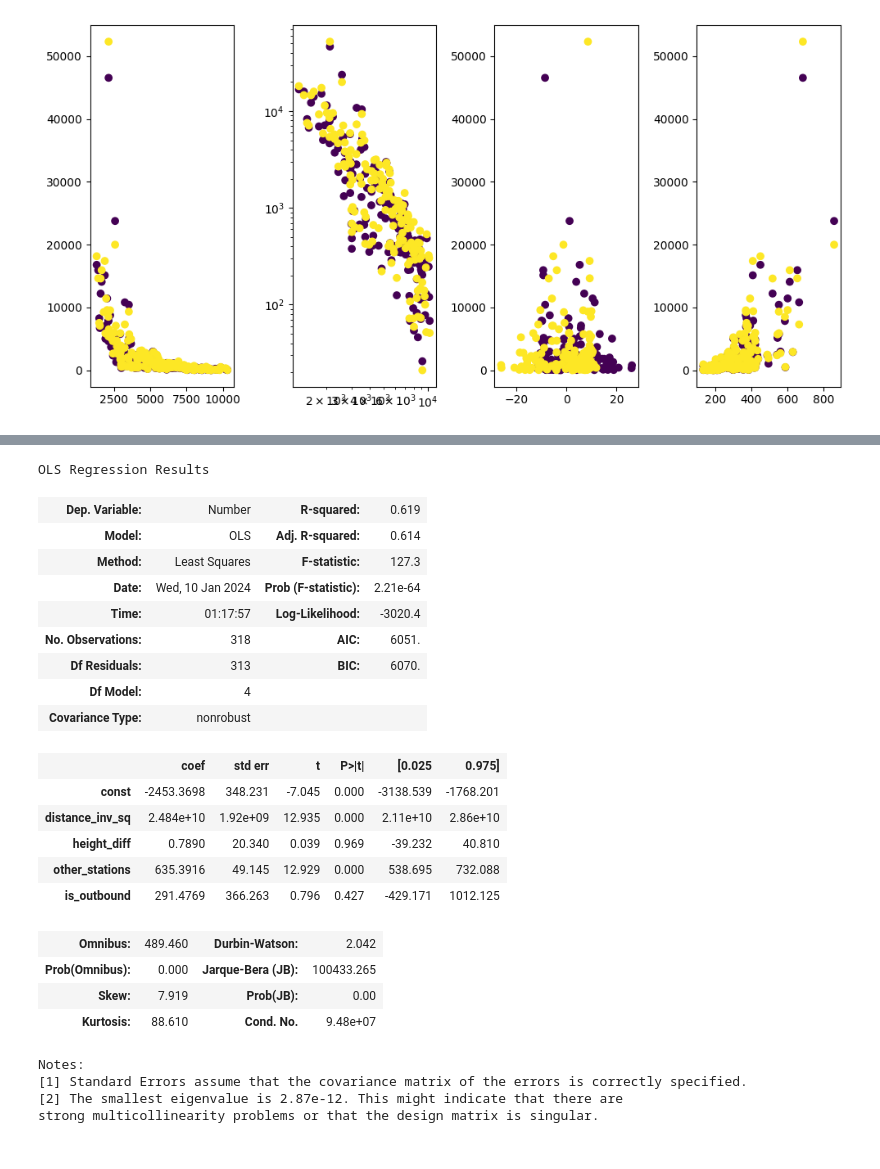
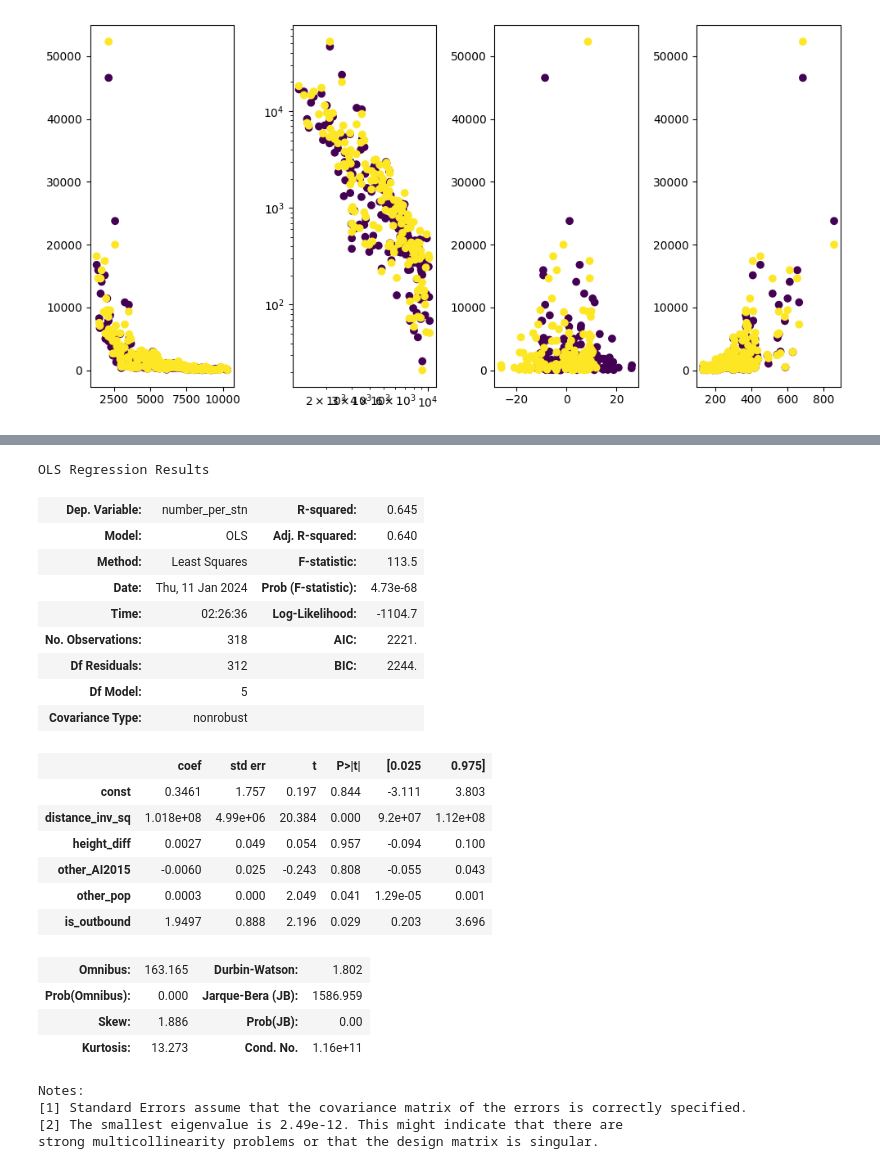
Before and after one commit to sokimura39/QM_Report, a Jupyter notebook: analysis.ipynb, the cells around one changed output, grey strips where cells are left out. Cells and saved outputs as stored; diff of their text form; code cells hidden in the pictures.

```diff
--- a/analysis.ipynb
+++ b/analysis.ipynb
@@ -220,0 +284,24 @@ points_msoa = points_gdf.groupby('MSOA11CD').agg(
+# %%
+# join population data
+# year: 2020
+# source: https://www.ons.gov.uk/peoplepopulationandcommunity/populationandmigration/populationestimates/datasets/middlesuperoutputareamidyearpopulationestimates
+
+msoa_pop = pd.read_csv(os.path.join('data', 'msoa_population.csv'), skiprows = 4)
+msoa_pop = msoa_pop[['MSOA Code', 'All Ages']].copy().rename(columns = {'All Ages': 'population'}).set_index('MSOA Code')
+
+# change population into integer
+msoa_pop['population'] = msoa_pop['population'].str.replace(',','').astype('int')
+# %%
+# get population density
+
+# load geometry
+msoa_geom = gpd.read_file(os.path.join(geom_path, msoa_fn)).set_index('MSOA11CD')
+
+# calculate area in km2
+msoa_geom['msoa_area'] = msoa_geom.area / 1000000
+
+# join with population
+msoa_pop = msoa_pop.join(msoa_geom['msoa_area'], how = 'inner')
+
+# calculate density
+msoa_pop['pop_density'] = msoa_pop.population / msoa_pop.msoa_area
@@ -221,5 +324,5 @@ points_msoa = points_gdf.groupby('MSOA11CD').agg(
 # %%
-msoa_od = msoa_od.join(points_msoa.add_prefix('start_'), on = 'start_MSOA11CD').join(points_msoa.add_prefix('end_'), on = 'end_MSOA11CD')
+msoa_od = msoa_od.join(msoa_pop.add_prefix('start_'), on = 'start_MSOA11CD').join(msoa_pop.add_prefix('end_'), on = 'end_MSOA11CD')
 # %%
 journeys_df.groupby(journeys_df['Start date'].dt.hour).Number.count().plot(kind = 'bar')
 # %% [output]
@@ -245,11 +348,15 @@ for idx, row in city_df.iterrows():
         city_df.loc[idx, 'other_stations'] = row['end_stations']
         city_df.loc[idx, 'other_total_ports'] = row['end_total_ports']
         city_df.loc[idx, 'other_mean_height'] = row['end_mean_height']
+        city_df.loc[idx, 'other_AI2015'] = row['end_AI2015']
+        city_df.loc[idx, 'other_pop'] = row['end_population']
         city_df.loc[idx, 'is_outbound'] = 0
     else:
         city_df.loc[idx, 'other_stations'] = row['start_stations']
         city_df.loc[idx, 'other_total_ports'] = row['start_total_ports']
         city_df.loc[idx, 'other_mean_height'] = row['start_mean_height']
+        city_df.loc[idx, 'other_AI2015'] = row['start_AI2015']
+        city_df.loc[idx, 'other_pop'] = row['start_population']
         city_df.loc[idx, 'is_outbound'] = 1
 
 city_df
@@ -358,34 +466,35 @@ Text(0.5, 1.0, 'Correlation Matrix')
 # %%
 # run linear regression
 
 # set dependent variables
-x = city_df[['distance_inv_sq', 'height_diff', 'other_stations', 'is_outbound']]
-y = city_df.Number
+x = city_df[['distance_inv_sq', 'height_diff', 'other_AI2015', 'other_pop', 'is_outbound']]
+y = city_df.number_per_stn
 
 model1 = sm.OLS(endog = y, exog = sm.add_constant(x)).fit()
 model1.summary()
 # %% [output]
 OLS Regression Results
-| Dep. Variable: | Number | R-squared: | 0.619 |
-| Model: | OLS | Adj. R-squared: | 0.614 |
-| Method: | Least Squares | F-statistic: | 127.3 |
-| Date: | Wed, 10 Jan 2024 | Prob (F-statistic): | 2.21e-64 |
-| Time: | 01:17:57 | Log-Likelihood: | -3020.4 |
-| No. Observations: | 318 | AIC: | 6051. |
-| Df Residuals: | 313 | BIC: | 6070. |
-| Df Model: | 4 |  |  |
+| Dep. Variable: | number_per_stn | R-squared: | 0.645 |
+| Model: | OLS | Adj. R-squared: | 0.640 |
+| Method: | Least Squares | F-statistic: | 113.5 |
+| Date: | Thu, 11 Jan 2024 | Prob (F-statistic): | 4.73e-68 |
+| Time: | 02:26:36 | Log-Likelihood: | -1104.7 |
+| No. Observations: | 318 | AIC: | 2221. |
+| Df Residuals: | 312 | BIC: | 2244. |
+| Df Model: | 5 |  |  |
 | Covariance Type: | nonrobust |  |  |
 |  | coef | std err | t | P>|t| | [0.025 | 0.975] |
-| const | -2453.3698 | 348.231 | -7.045 | 0.000 | -3138.539 | -1768.201 |
-| distance_inv_sq | 2.484e+10 | 1.92e+09 | 12.935 | 0.000 | 2.11e+10 | 2.86e+10 |
-| height_diff | 0.7890 | 20.340 | 0.039 | 0.969 | -39.232 | 40.810 |
-| other_stations | 635.3916 | 49.145 | 12.929 | 0.000 | 538.695 | 732.088 |
-| is_outbound | 291.4769 | 366.263 | 0.796 | 0.427 | -429.171 | 1012.125 |
+| const | 0.3461 | 1.757 | 0.197 | 0.844 | -3.111 | 3.803 |
+| distance_inv_sq | 1.018e+08 | 4.99e+06 | 20.384 | 0.000 | 9.2e+07 | 1.12e+08 |
+| height_diff | 0.0027 | 0.049 | 0.054 | 0.957 | -0.094 | 0.100 |
+| other_AI2015 | -0.0060 | 0.025 | -0.243 | 0.808 | -0.055 | 0.043 |
+| other_pop | 0.0003 | 0.000 | 2.049 | 0.041 | 1.29e-05 | 0.001 |
+| is_outbound | 1.9497 | 0.888 | 2.196 | 0.029 | 0.203 | 3.696 |
-| Omnibus: | 489.460 | Durbin-Watson: | 2.042 |
-| Prob(Omnibus): | 0.000 | Jarque-Bera (JB): | 100433.265 |
-| Skew: | 7.919 | Prob(JB): | 0.00 |
-| Kurtosis: | 88.610 | Cond. No. | 9.48e+07 |
+| Omnibus: | 163.165 | Durbin-Watson: | 1.802 |
+| Prob(Omnibus): | 0.000 | Jarque-Bera (JB): | 1586.959 |
+| Skew: | 1.886 | Prob(JB): | 0.00 |
+| Kurtosis: | 13.273 | Cond. No. | 1.16e+11 |
 Notes:
 [1] Standard Errors assume that the covariance matrix of the errors is correctly specified.
-[2] The smallest eigenvalue is 2.87e-12. This might indicate that there are
+[2] The smallest eigenvalue is 2.49e-12. This might indicate that there are
 strong multicollinearity problems or that the design matrix is singular.
```
Also changed, not shown: parts of 27 cells of this notebook.
